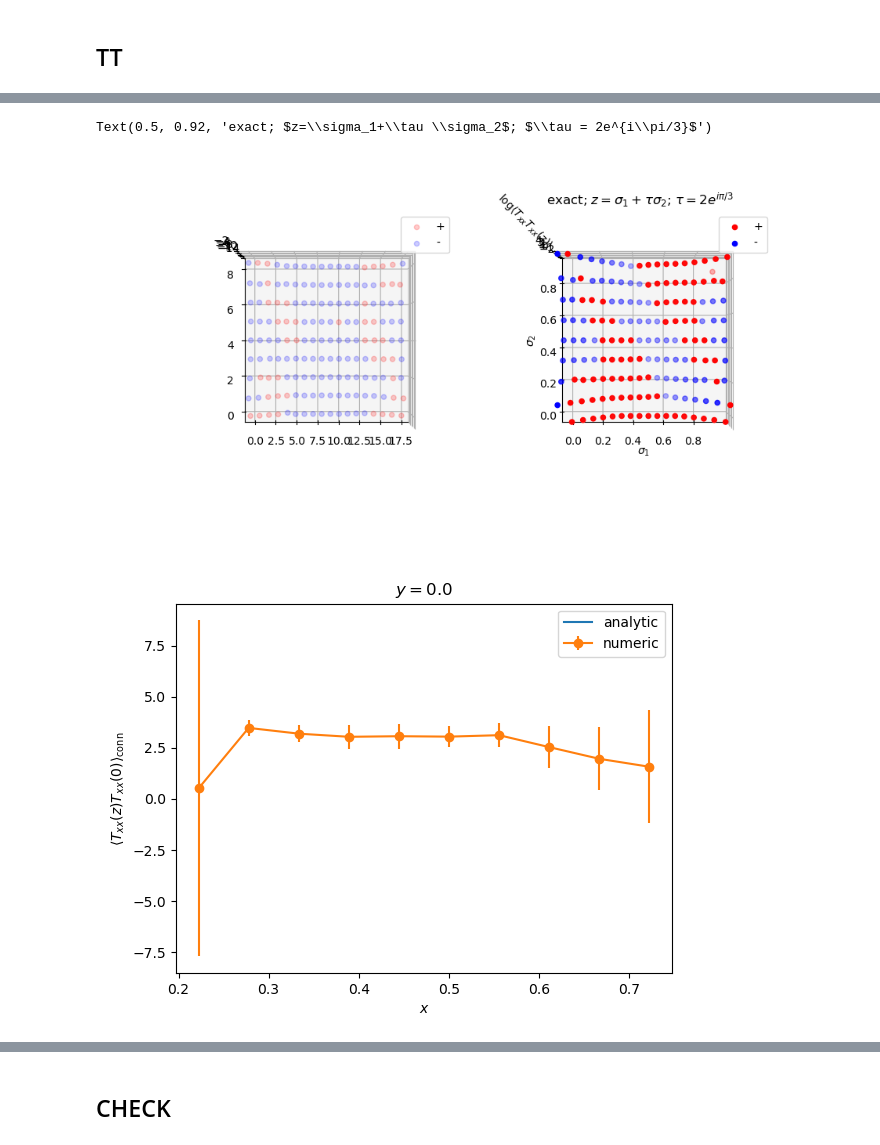
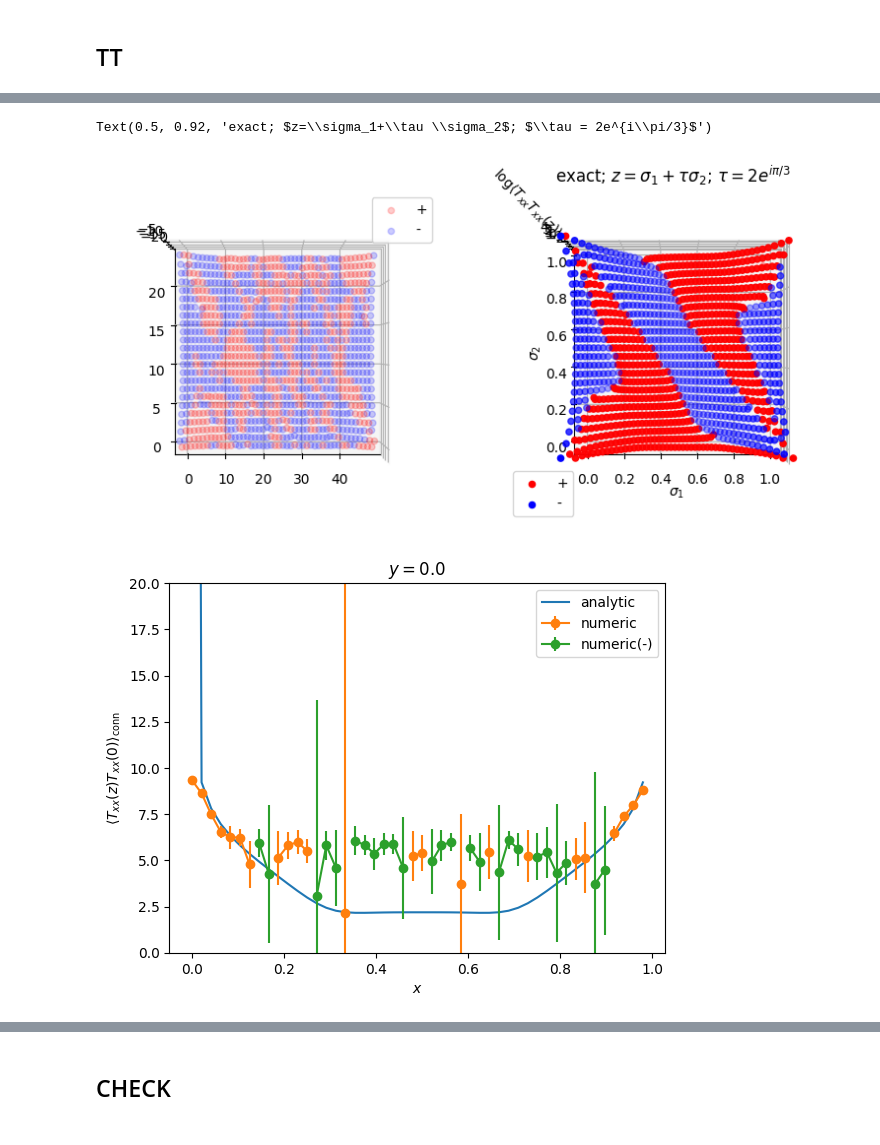
Before and after one commit to nobuyukimatsumoto68/hex, a Jupyter notebook: analysis.ipynb, the cells around one changed output, grey strips where cells are left out. Cells and saved outputs as stored; diff of their text form; code cells hidden in the pictures.

```diff
--- a/analysis.ipynb
+++ b/analysis.ipynb
@@ -293,13 +293,14 @@ def T_1pt_analytic():
 # %%
 # Lx = 9
 # Ly = 12
-Lx = 18
-Ly = 9
+mult=8
+Lx = 6*mult
+Ly = 3*mult
 
 tau = Ly/Lx*np.exp( 1.0j*np.pi/3 )
 
-Nbintot = 240
-binsize = 1e4
+Nbintot = 25
+binsize = 1e5
 # Nbintot = 4
 # binsize = 1e2
 
@@ -317,7 +318,7 @@ e3 = -1.0/3.0 * (np.pi)**2 * (th20**4 + th30**4)
 
 eta1 = -1.0/6.0 * th1(0, n=3)/th1(0, n=1)
 # %%
-directory1="./data_Lx"+str(Lx)+"Ly"+str(Ly)+"nu1/"
+directory1="./runs/mult"+str(mult)+"/data_Lx"+str(Lx)+"Ly"+str(Ly)+"nu1/"
 # %%
 kappa = 2.0/3.0
 cos = np.cos( np.pi/6.0 )
@@ -808,40 +822,41 @@ ax.set_title("exact; $z=\\sigma_1+\\tau \\sigma_2$; $\\tau = 2e^{i\\pi/3}$")
 # #################
 # %% [output]
 Text(0.5, 0.92, 'exact; $z=\\sigma_1+\\tau \\sigma_2$; $\\tau = 2e^{i\\pi/3}$')
-[figure, old version]
+[figure, new version]
 # %%
 t = 0 #  int(Ly/68)-1
 yt = TxxTxy1[t*Lx:(t+1)*Lx]
 # %%
 plt.close()
 
 x = np.arange(0, Lx)/Lx
 y = np.array( [TT_conn_analytic( xx + tau*t/Ly ) for xx in x] )
-plt.plot( x, np.log(2.0*np.imag(y)), label="analytic" )
+plt.plot( x, np.log(-2.0*np.imag(y)), label="analytic" )
 
 
 fac = (2.0*np.pi)/(alat)/r**2
 
 # plt.errorbar( yt.T[0]/Lx, yt.T[2], np.abs(yt.T[3]/yt.T[2]), label="numeric" )
-plt.errorbar( yt.T[0]/Lx, np.log( -yt.T[2]*fac**2 ), np.abs(yt.T[3]/yt.T[2]), label="numeric", marker='o' )
+plt.errorbar( yt.T[0]/Lx, np.log( yt.T[2]*fac**2 ), np.abs(yt.T[3]/yt.T[2]), label="numeric", marker='o' )
+plt.errorbar( yt.T[0]/Lx, np.log( -yt.T[2]*fac**2 ), np.abs(yt.T[3]/yt.T[2]), label="numeric(-)", marker='o' )
 # plt.errorbar( yt.T[0]/Lx, yt.T[2], yt.T[3], label="numeric", marker='o' )
 
 plt.legend()
 
-# plt.ylim( 0.0, 20.0 )
+plt.ylim( 0.0, 20.0 )
 
 plt.title("$y="+str(t/Ly)+"$")
 plt.xlabel("$x$")
 plt.ylabel("$\\langle T_{xx}(z) T_{xx}(0)\\rangle_{\\rm conn}$")
 
 # plt.xscale("log")
 
 # xx=(yt.T[0]/Lx)[3:]
 # yy=1.0/xx**4
 # plt.plot( xx, np.log(1.0e-5*yy) )
 
 plt.show()
 
 # plt.savefig('./yslice.pdf',bbox_inches='tight')
 # %% [output]
-[figure, old version]
+[figure, new version]
```
Also changed, not shown: parts of 31 cells of this notebook, 3 other files.
